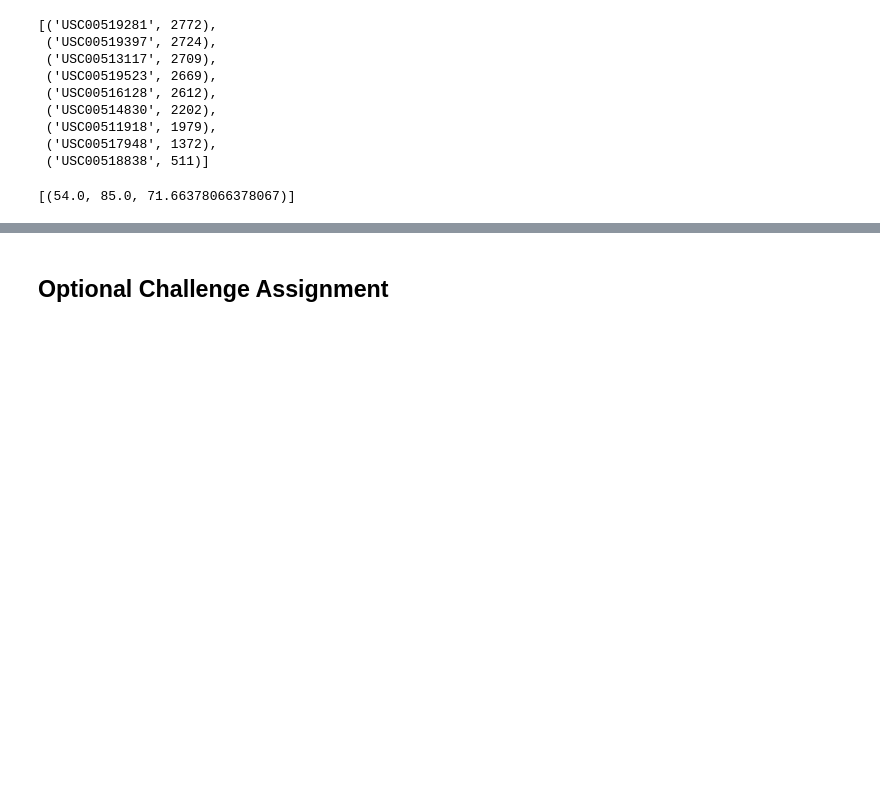
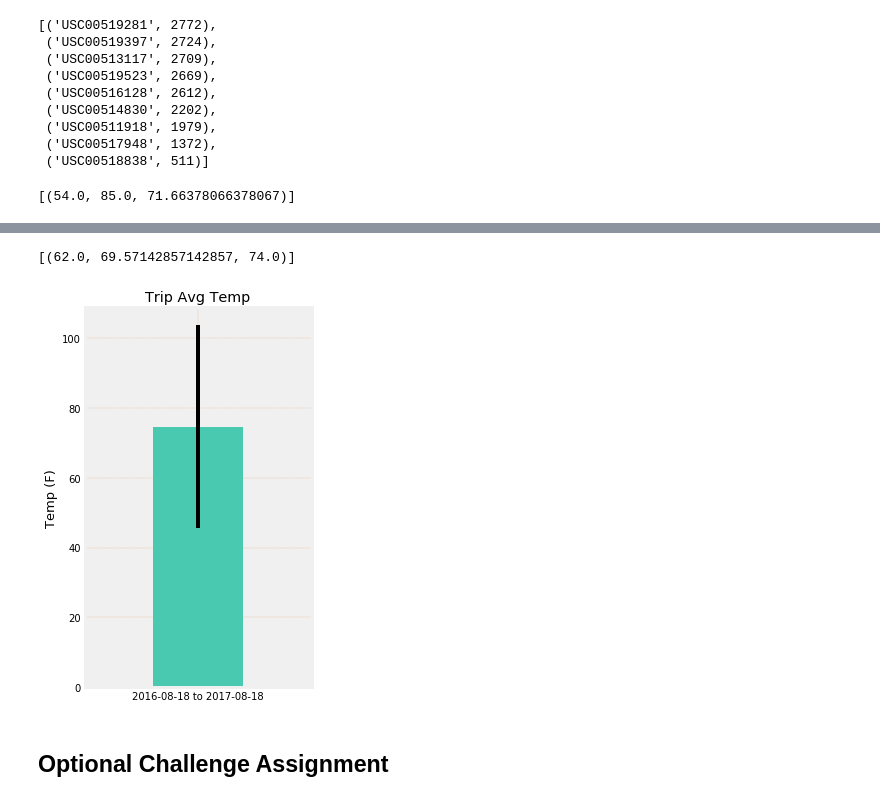
Before and after one commit to jpastell/DataAnalysisBootCamp, a Jupyter notebook: Python/sqlalchemy/climate_analysis.ipynb, the cells around one changed output, grey strips where cells are left out. Saved outputs shown, nothing was run; the diff lists cells and outputs as text; code cells hidden in the pictures; blank space fills up the shorter version.

Commit message:
Adding temp ploting

```diff
--- a/Python/sqlalchemy/climate_analysis.ipynb
+++ b/Python/sqlalchemy/climate_analysis.ipynb
@@ -190,7 +191,8 @@ plt.show()
 # This function called `calc_temps` will accept start date and end date in the format '%Y-%m-%d'
 # and return the minimum, average, and maximum temperatures for that range of dates
 def calc_temps(start_date, end_date):
-    """TMIN, TAVG, and TMAX for a list of dates.
+    """
+    TMIN, TAVG, and TMAX for a list of dates.
 
     Args:
         start_date (string): A date string in the format %Y-%m-%d
@@ -205,14 +207,32 @@ def calc_temps(start_date, end_date):
 
 # function usage example
 print(calc_temps('2012-02-28', '2012-03-05'))
+# %% [output]
+[(62.0, 69.57142857142857, 74.0)]
 # %%
 # Use your previous function `calc_temps` to calculate the tmin, tavg, and tmax
 # for your trip using the previous year's data for those same dates.
+max_val_date = calc_temps(start_date.strftime("%Y-%m-%d"), last_date.strftime("%Y-%m-%d"))[0]
 # %%
 # Plot the results from your previous query as a bar chart.
 # Use "Trip Avg Temp" as your Title
 # Use the average temperature for the y value
 # Use the peak-to-peak (tmax-tmin) value as the y error bar (yerr)
+title_plot = plt.figure(figsize=(4,6))
+plt.bar([start_date.strftime("%Y-%m-%d")+" to "+last_date.strftime("%Y-%m-%d")],\
+        max_val_date[1],\
+        color=["#48C9B0"],\
+        yerr=max_val_date[2]-max_val_date[0]
+       )
+
+plt.title("Trip Avg Temp")
+plt.ylabel("Temp (F)",fontsize=13)
+plt.xlim(-1,1)
+plt.grid(color="#DC7633",linewidth=0.2,linestyle='--')
+plt.tight_layout()
+plt.show()
+# %% [output]
+[figure, added]
 # %%
 # Calculate the total amount of rainfall per weather station for your trip dates using the previous year's matching dates.
 # Sort this in descending order by precipitation amount and list the station, name, latitude, longitude, and elevation
```
Also changed, not shown: parts of 2 cells of this notebook.
